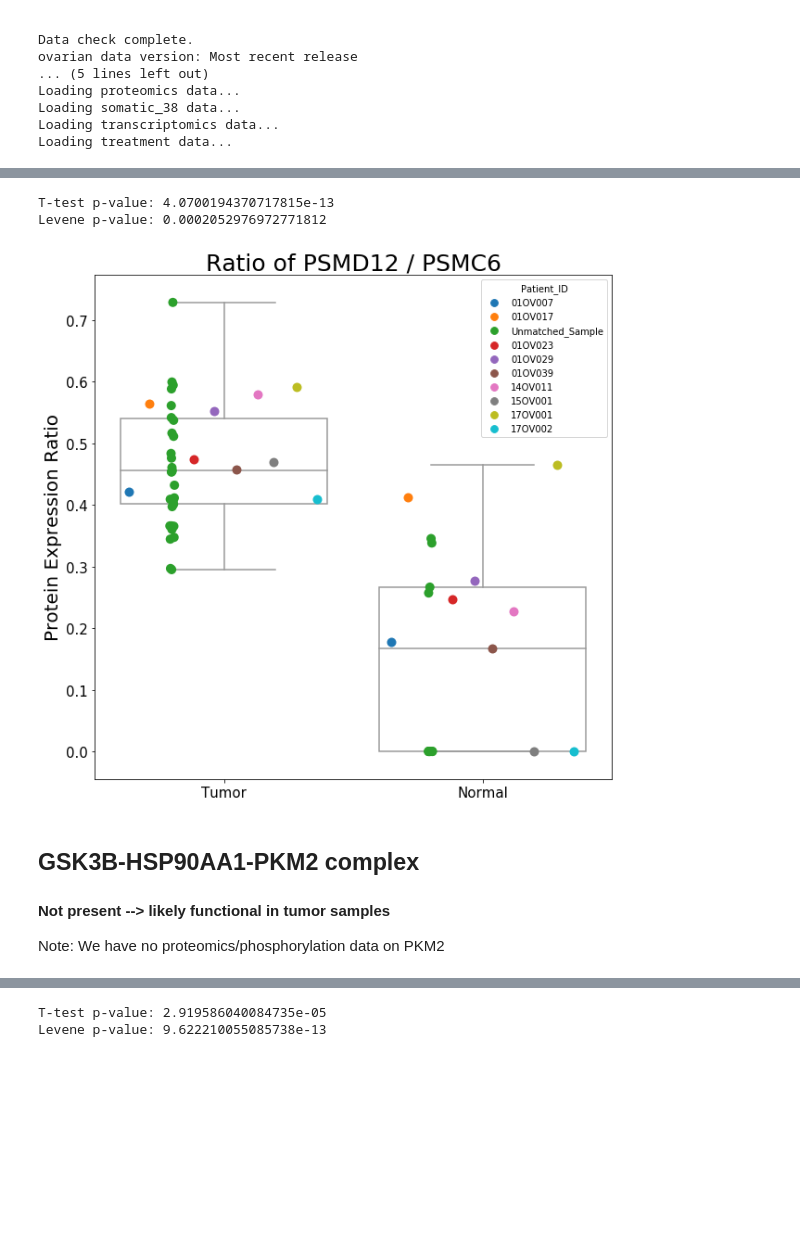
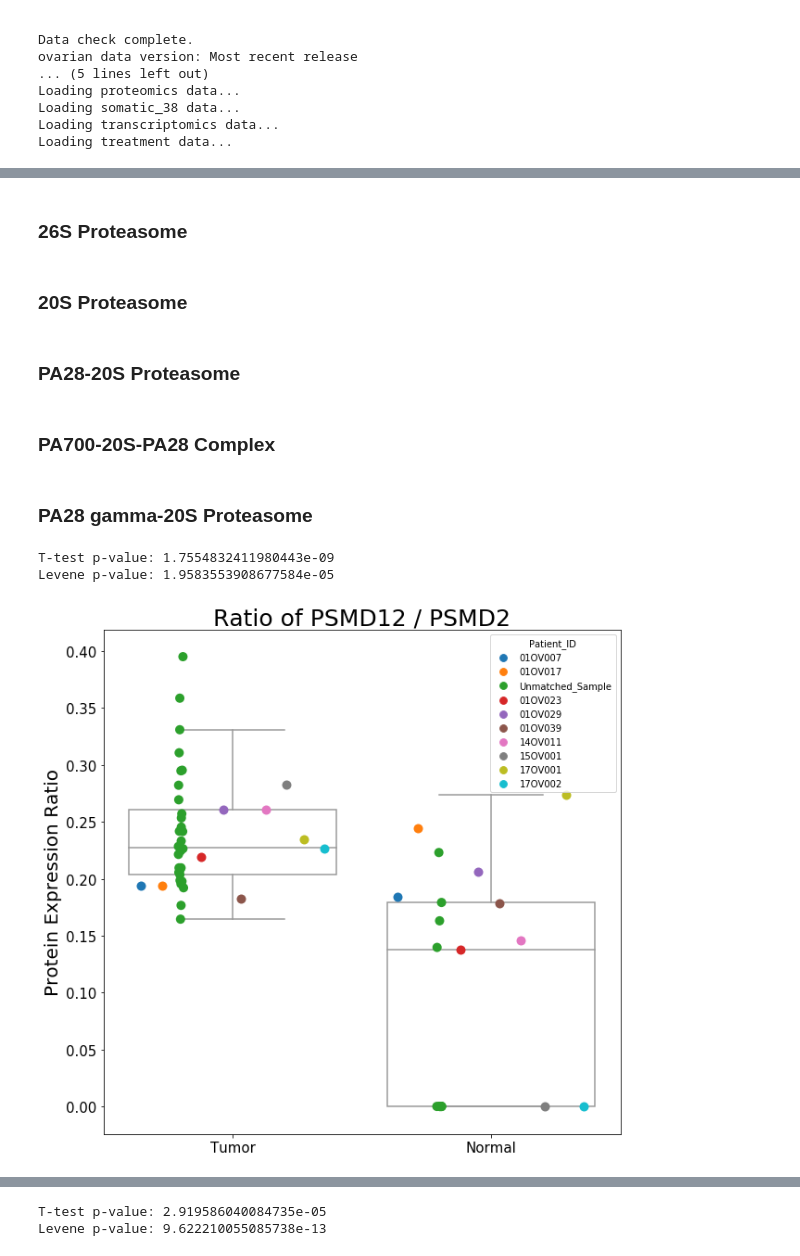
Before and after one commit to PayneLab/OvarianProspective, a Jupyter notebook: Protein_Complexes/Interesting_Complexes.ipynb, the cells around one changed output, grey strips where cells are left out. Drawn from its saved outputs; the diff is of its cells as text; code cells hidden in the pictures; blank space fills up the shorter version.

```diff
--- a/Protein_Complexes/Interesting_Complexes.ipynb
+++ b/Protein_Complexes/Interesting_Complexes.ipynb
@@ -23,10 +31,16 @@ Loading treatment data...
+# %% [markdown]
+### 26S Proteasome
+# %% [markdown]
+### 20S Proteasome
+# %% [markdown]
+### PA28-20S Proteasome
+# %% [markdown]
+### PA700-20S-PA28 Complex
+# %% [markdown]
+### PA28 gamma-20S Proteasome
 # %%
-plot_ratios('PSMD12', 'PSMC6', by_patient = True)
+plot_ratios('PSMD12', 'PSMD2', by_patient = True)
 # %% [output]
-T-test p-value: 4.0700194370717815e-13
-Levene p-value: 0.0002052976972771812
+T-test p-value: 1.7554832411980443e-09
+Levene p-value: 1.9583553908677584e-05
-[figure, old version]
+[figure, new version]
-# %% [markdown]
-## GSK3B-HSP90AA1-PKM2 complex
-#### Not present --> likely functional in tumor samples
-Note: We have no proteomics/phosphorylation data on PKM2
```
Also changed, not shown: parts of 5 cells of this notebook, 1 other file.
